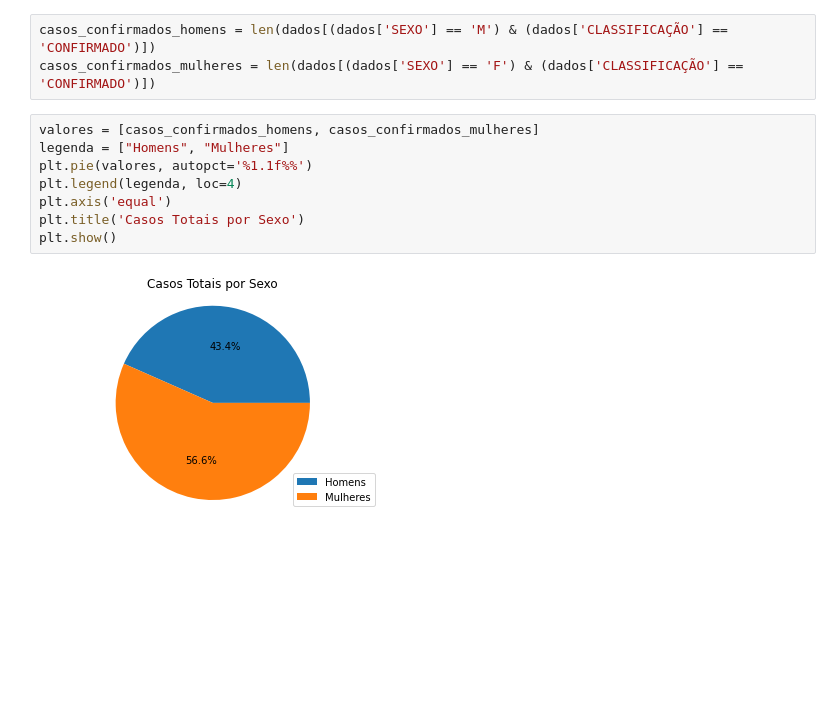
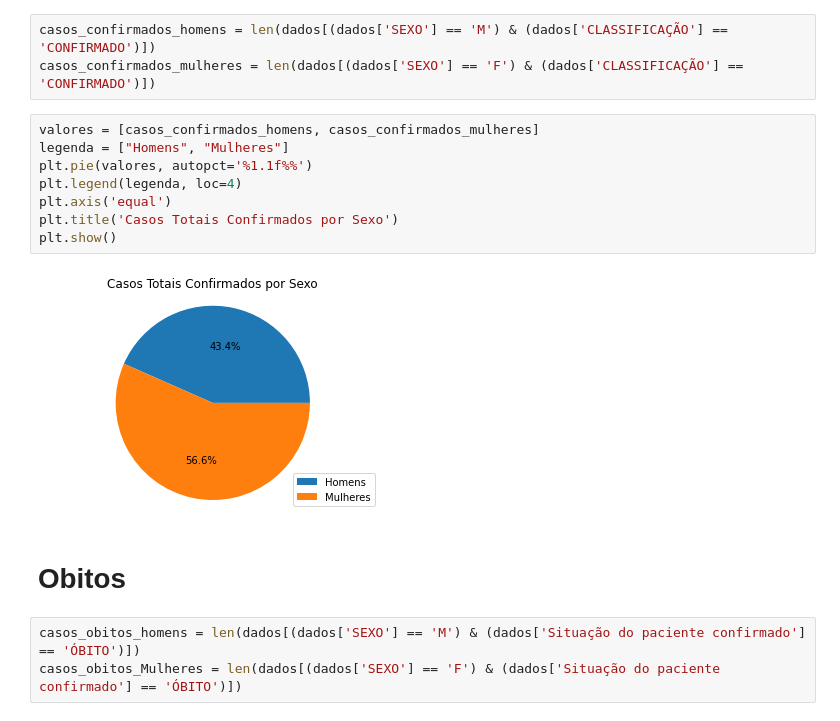
Before and after one commit to Jose-Bruno/Visualiza-oComputacional, a Jupyter notebook: José_Bruno_da_Silva_Santos_Visualização_Computacional.ipynb, the cells around one changed output. Saved outputs shown, nothing was run; the diff lists cells and outputs as text; blank space fills up the shorter version.

```diff
--- a/José_Bruno_da_Silva_Santos_Visualização_Computacional.ipynb
+++ b/José_Bruno_da_Silva_Santos_Visualização_Computacional.ipynb
@@ -40,10 +40,15 @@ casos_confirmados_mulheres = len(dados[(dados['SEXO'] == 'F') & (dados['CLASSIFI
 # %%
 valores = [casos_confirmados_homens, casos_confirmados_mulheres]
 legenda = ["Homens", "Mulheres"]
 plt.pie(valores, autopct='%1.1f%%')
 plt.legend(legenda, loc=4)
 plt.axis('equal')
-plt.title('Casos Totais por Sexo')
+plt.title('Casos Totais Confirmados por Sexo')
 plt.show()
 # %% [output]
-[figure, old version]
+[figure, new version]
+# %% [markdown]
+# Obitos
+# %%
+casos_obitos_homens = len(dados[(dados['SEXO'] == 'M') & (dados['Situação do paciente confirmado'] == 'ÓBITO')])
+casos_obitos_Mulheres = len(dados[(dados['SEXO'] == 'F') & (dados['Situação do paciente confirmado'] == 'ÓBITO')])
```
Also changed, not shown: parts of 1 cell of this notebook.
